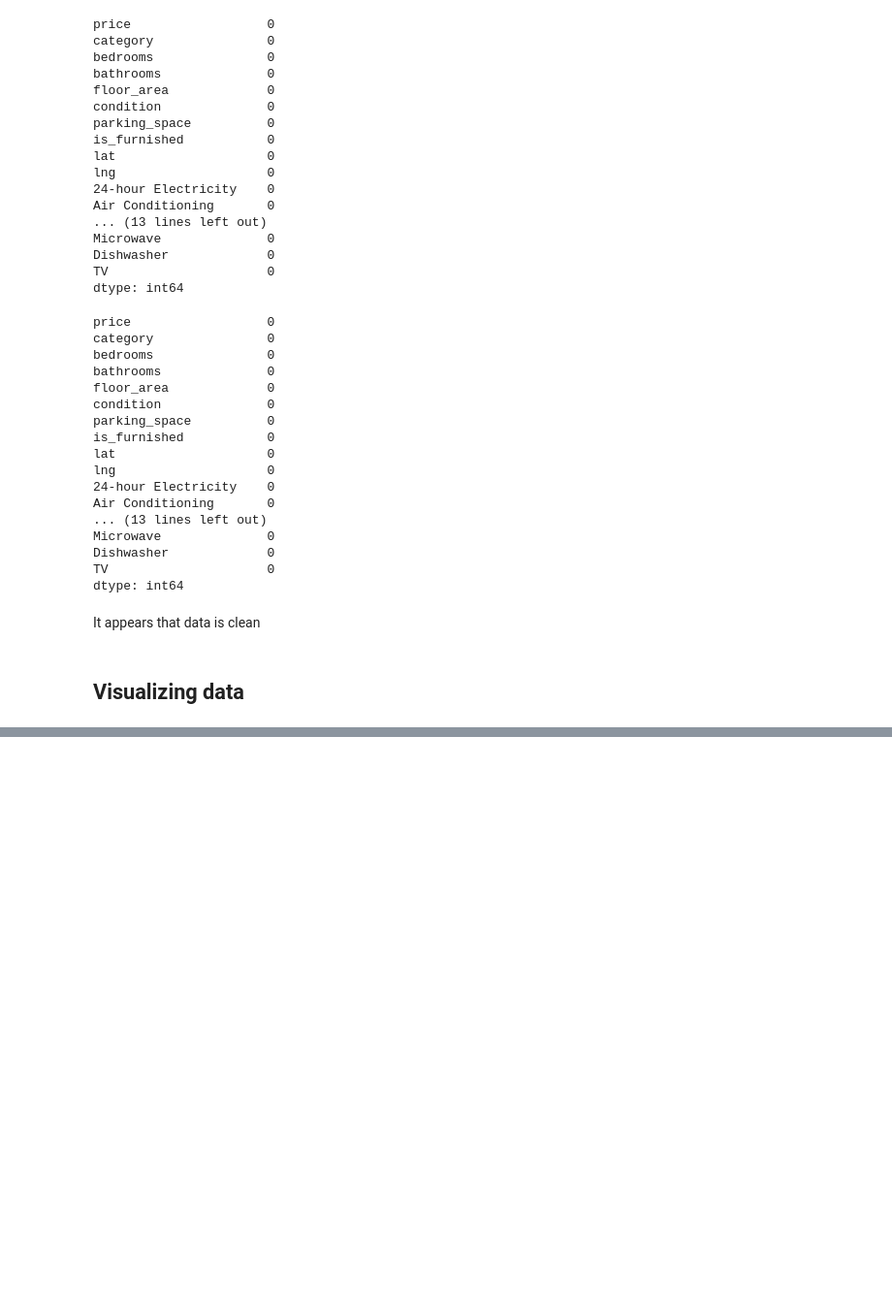
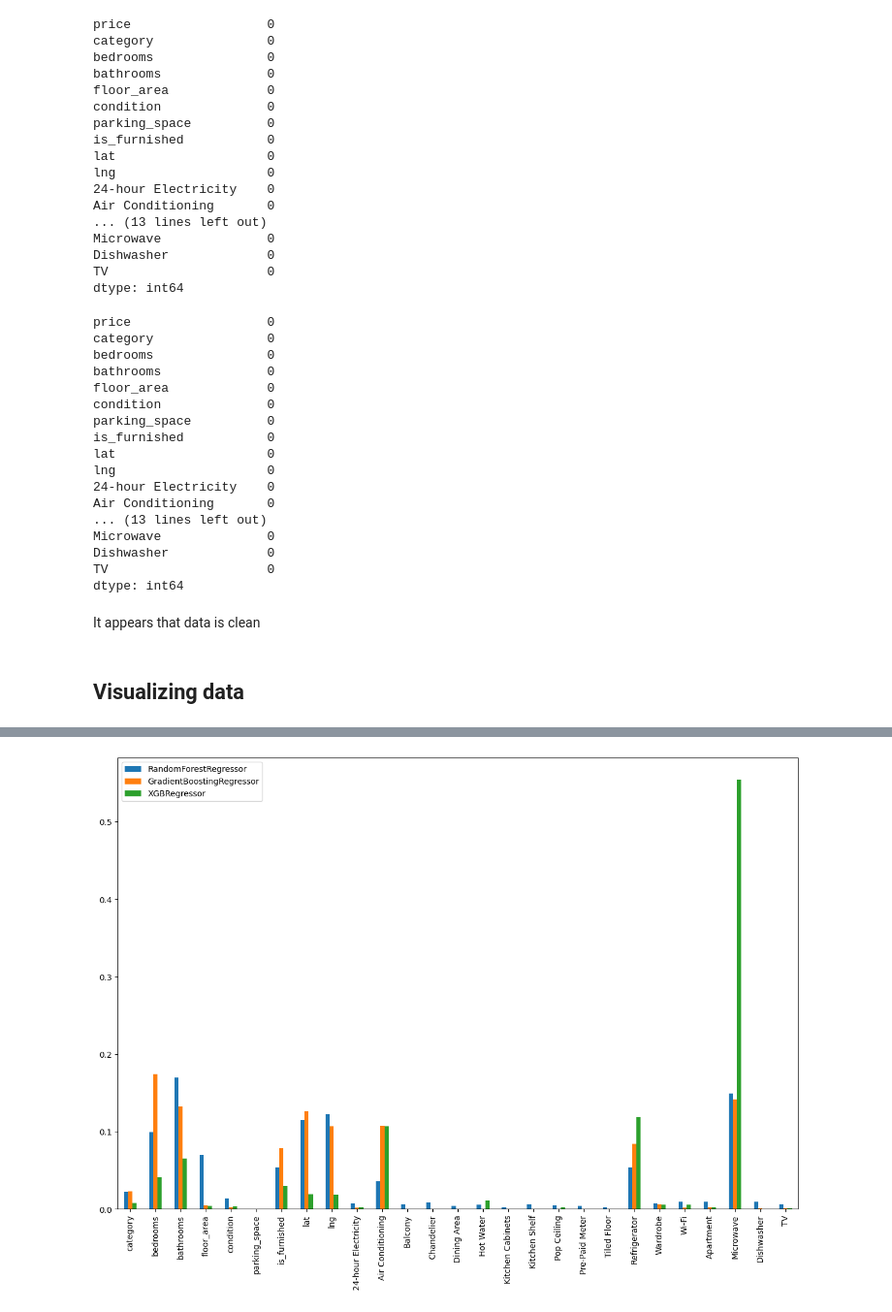
Before and after one commit to doseikwatia/ghana-rent-cost, a Jupyter notebook: main.ipynb, the cells around one changed output, grey strips where cells are left out. Shown at 97% size. Drawn from its saved outputs; the diff is of its cells as text; code cells hidden in the pictures; blank space fills up the shorter version.

```diff
--- a/main.ipynb
+++ b/main.ipynb
@@ -376,0 +379,8 @@ Test MSE:       1486.3760468939017
+# %%
+important_features = pd.concat([ pd.DataFrame(models[i].feature_importances_, columns=[model_name(models[i])], index=X_df.columns) for i in [1,2,5]], axis=1)
+# %%
+ax=important_features.plot.bar()
+ax.figure.set_size_inches(15,10)
+plt.show()
+# %% [output]
+[figure, added]
```
Also changed, not shown: parts of 19 cells of this notebook.
